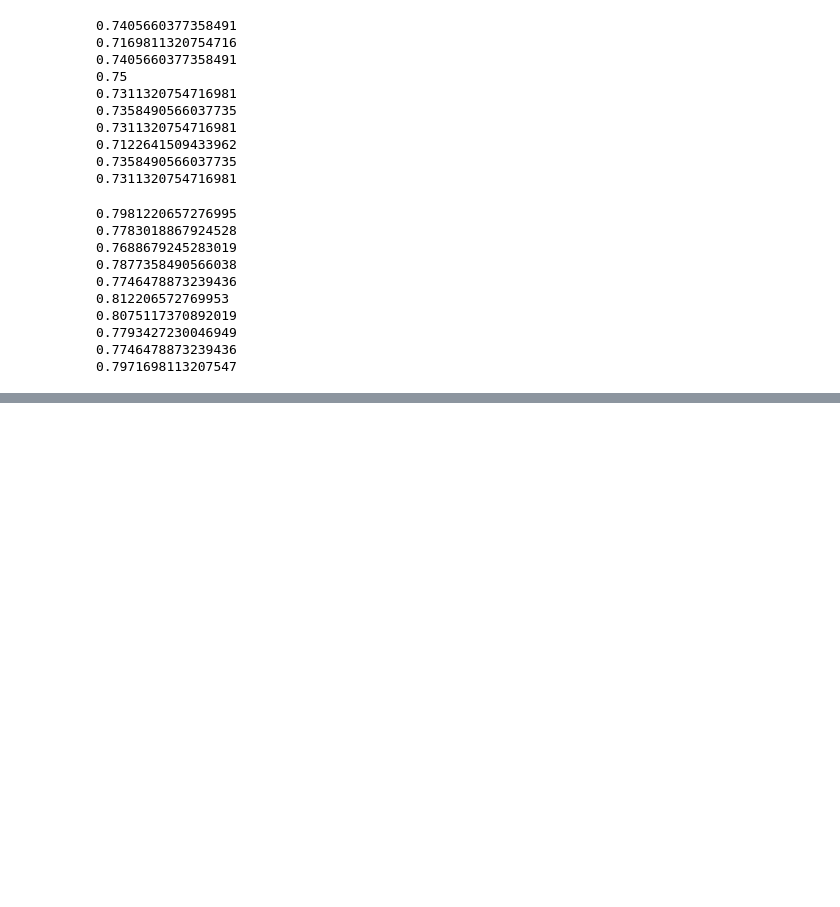
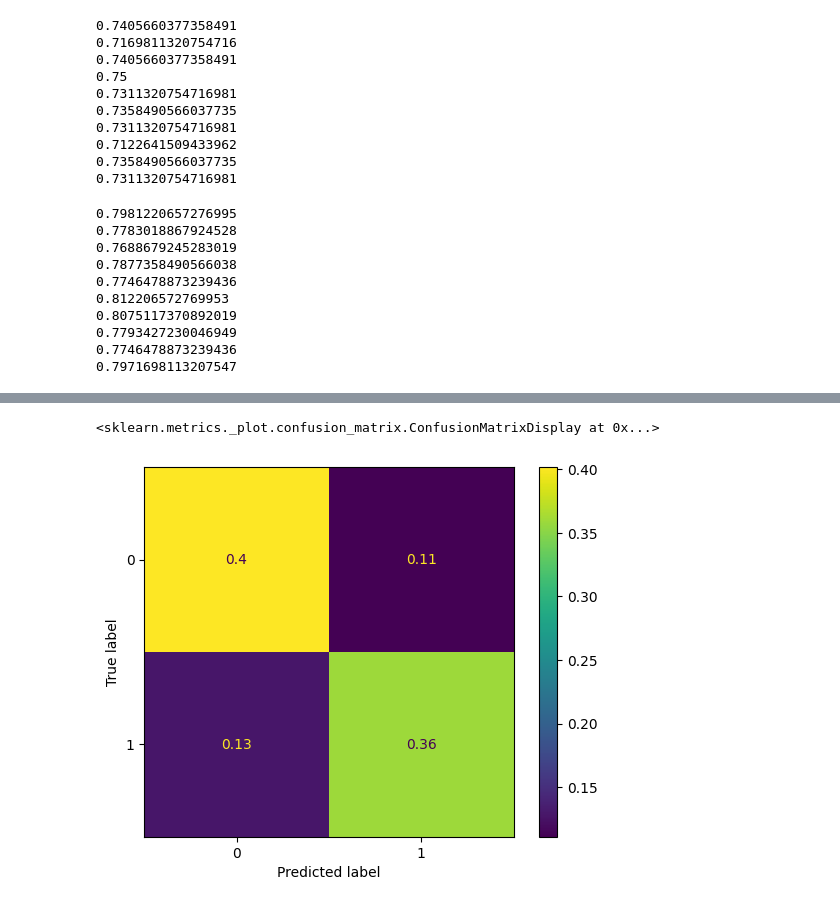
Before and after one commit to theoliver7/uzh-aml, a Jupyter notebook: docs/results_helpers.ipynb, the cells around one changed output, grey strips where cells are left out. Drawn from its saved outputs; the diff is of its cells as text; code cells hidden in the pictures; blank space fills up the shorter version.

```diff
--- a/docs/results_helpers.ipynb
+++ b/docs/results_helpers.ipynb
@@ -424,0 +424,17 @@ plt.show()
+# %%
+from sklearn.metrics import confusion_matrix, ConfusionMatrixDisplay
+
+y_true
+y_label_our = np.array([0, 1, 1, 1, 1, 1, 0, 0, 0, 1, 0, 1, 1, 1, 0, 1, 1, 0, 1, 0, 0, 1, 0, 1,
+                        0, 1, 1, 0, 0, 1, 1, 1, 1, 0, 1, 1, 1, 0, 0, 0, 0, 0, 0, 1, 1, 0, 0, 0,
+                        0, 0, 0, 1, 0, 1, 1, 1, 0, 0, 0, 0, 0, 0, 1, 1, 1, 0, 1, 0, 0, 1, 0, 0,
+                        0, 0, 0, 1, 0, 0, 0, 1, 1, 1, 1, 1, 0, 0, 0, 0, 1, 1, 0, 1, 0, 1, 0, 0,
+                        1, 1, 1, 1, 1, 0, 0, 0, 1, 0, 0, 1, 0, 0, 1, 0, 1, 0, 0, 1, 1])
+
+confusion_matrix_norm = confusion_matrix(y_true, y_label_our, normalize="all")
+
+cm_display = ConfusionMatrixDisplay(confusion_matrix=confusion_matrix_norm)
+cm_display.plot()
+# %% [output]
+<sklearn.metrics._plot.confusion_matrix.ConfusionMatrixDisplay at 0x...>
+[figure, added]
```
Also changed, not shown: parts of 11 cells of this notebook.
